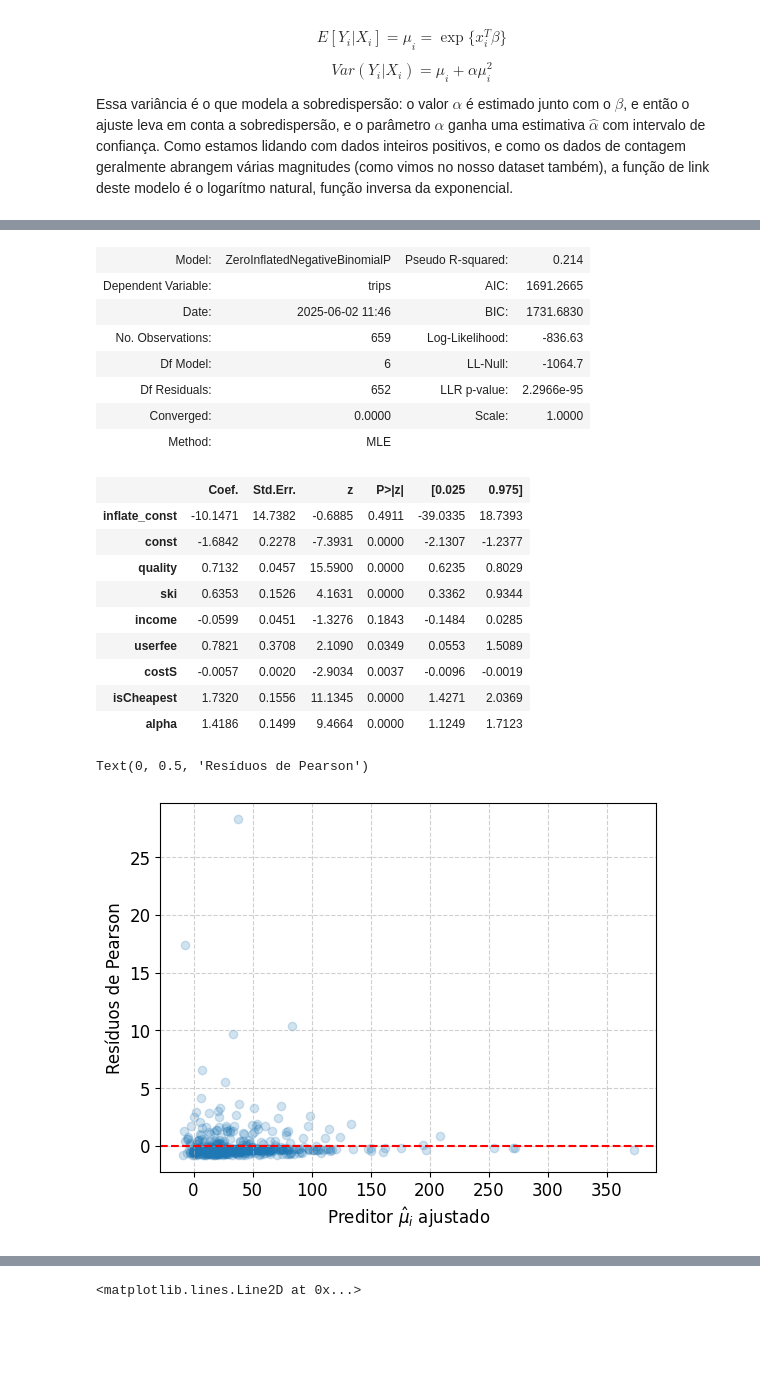
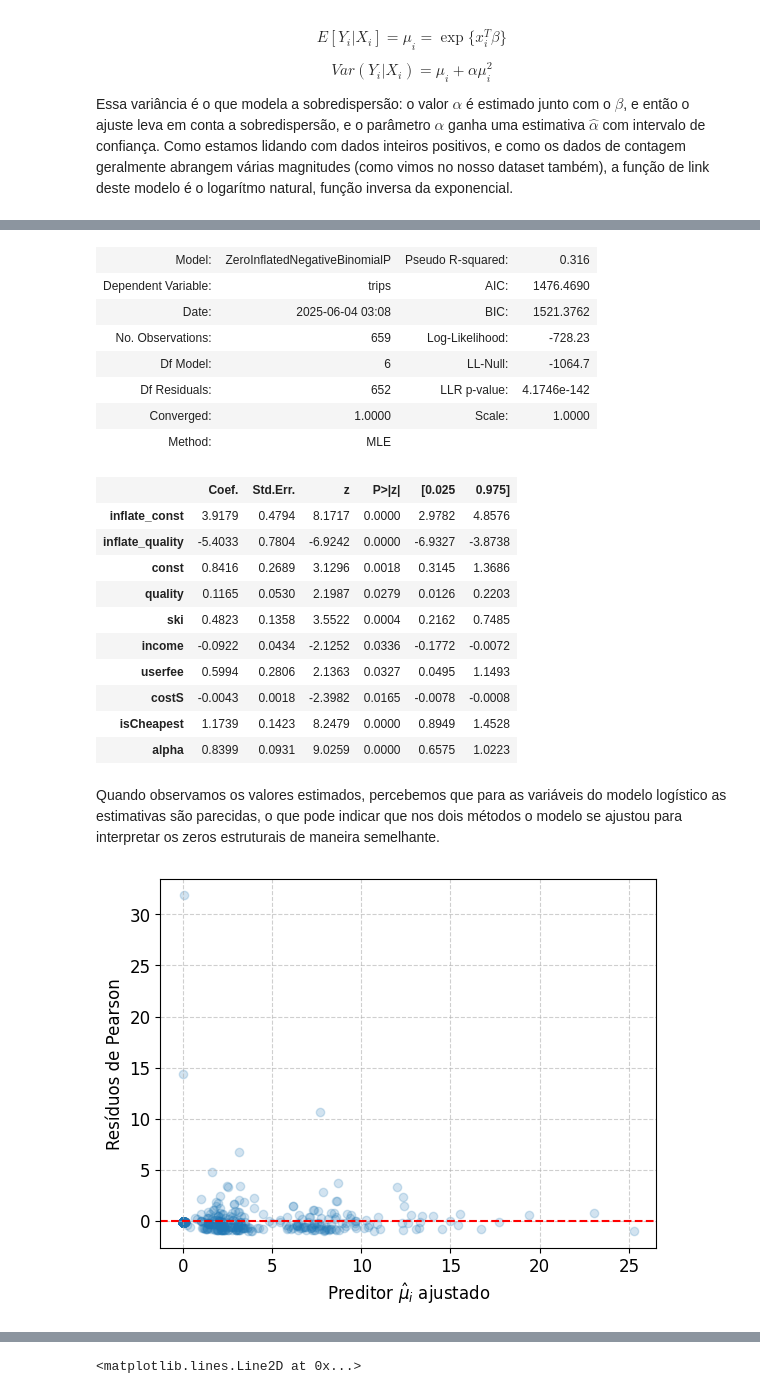
Before and after one commit to pedrotokar/statsmodeling-A2, a Jupyter notebook: A2.ipynb, the cells around one changed output, grey strips where cells are left out. Saved outputs shown, nothing was run; the diff lists cells and outputs as text; code cells hidden in the pictures; blank space fills up the shorter version.

```diff
--- a/A2.ipynb
+++ b/A2.ipynb
@@ -665,6 +729,7 @@ Esses são sintomas de que o modelo está predizendo valores abaixo dos que deve
 # %%
-modelo_zi = sm.ZeroInflatedPoisson(dependente, independentes_3)
-resultados_zi = modelo_zi.fit()
+independentes_infl = independentes_3[["const", "quality"]]
+modelo_zi = sm.ZeroInflatedPoisson(dependente, independentes_3, independentes_infl)
+resultados_zi = modelo_zi.fit(method = "powell") #Outros métodos não convergiram
 resultados_zi.summary()
 # %% [output]
 Optimization terminated successfully.
@@ -721,5 +793,5 @@ Text(0, 0.5, 'Resíduos de Pearson')
 # %%
-modelo_zinb = sm.ZeroInflatedNegativeBinomialP(dependente, independentes_3)
-resultados_zinb = modelo_zinb.fit()
+modelo_zinb = sm.ZeroInflatedNegativeBinomialP(dependente, independentes_3, independentes_infl)
+resultados_zinb = modelo_zinb.fit(method = "ncg") #Outros métodos não convergiram
 resultados_zinb.summary()
 # %% [output]
@@ -748,30 +823,32 @@ ZeroInflatedNegativeBinomialP Regression Results
 # %%
 resultados_zinb.summary2()
 # %% [output]
-| Model: | ZeroInflatedNegativeBinomialP | Pseudo R-squared: | 0.214 |
-| Dependent Variable: | trips | AIC: | 1691.2665 |
-| Date: | 2025-06-02 11:46 | BIC: | 1731.6830 |
-| No. Observations: | 659 | Log-Likelihood: | -836.63 |
+| Model: | ZeroInflatedNegativeBinomialP | Pseudo R-squared: | 0.316 |
+| Dependent Variable: | trips | AIC: | 1476.4690 |
+| Date: | 2025-06-04 03:08 | BIC: | 1521.3762 |
+| No. Observations: | 659 | Log-Likelihood: | -728.23 |
 | Df Model: | 6 | LL-Null: | -1064.7 |
-| Df Residuals: | 652 | LLR p-value: | 2.2966e-95 |
-| Converged: | 0.0000 | Scale: | 1.0000 |
+| Df Residuals: | 652 | LLR p-value: | 4.1746e-142 |
+| Converged: | 1.0000 | Scale: | 1.0000 |
 | Method: | MLE |  |  |
 |  | Coef. | Std.Err. | z | P>|z| | [0.025 | 0.975] |
-| inflate_const | -10.1471 | 14.7382 | -0.6885 | 0.4911 | -39.0335 | 18.7393 |
-| const | -1.6842 | 0.2278 | -7.3931 | 0.0000 | -2.1307 | -1.2377 |
-| quality | 0.7132 | 0.0457 | 15.5900 | 0.0000 | 0.6235 | 0.8029 |
-| ski | 0.6353 | 0.1526 | 4.1631 | 0.0000 | 0.3362 | 0.9344 |
-| income | -0.0599 | 0.0451 | -1.3276 | 0.1843 | -0.1484 | 0.0285 |
-| userfee | 0.7821 | 0.3708 | 2.1090 | 0.0349 | 0.0553 | 1.5089 |
-| costS | -0.0057 | 0.0020 | -2.9034 | 0.0037 | -0.0096 | -0.0019 |
-| isCheapest | 1.7320 | 0.1556 | 11.1345 | 0.0000 | 1.4271 | 2.0369 |
-| alpha | 1.4186 | 0.1499 | 9.4664 | 0.0000 | 1.1249 | 1.7123 |
+| inflate_const | 3.9179 | 0.4794 | 8.1717 | 0.0000 | 2.9782 | 4.8576 |
+| inflate_quality | -5.4033 | 0.7804 | -6.9242 | 0.0000 | -6.9327 | -3.8738 |
+| const | 0.8416 | 0.2689 | 3.1296 | 0.0018 | 0.3145 | 1.3686 |
+| quality | 0.1165 | 0.0530 | 2.1987 | 0.0279 | 0.0126 | 0.2203 |
+| ski | 0.4823 | 0.1358 | 3.5522 | 0.0004 | 0.2162 | 0.7485 |
+| income | -0.0922 | 0.0434 | -2.1252 | 0.0336 | -0.1772 | -0.0072 |
+| userfee | 0.5994 | 0.2806 | 2.1363 | 0.0327 | 0.0495 | 1.1493 |
+| costS | -0.0043 | 0.0018 | -2.3982 | 0.0165 | -0.0078 | -0.0008 |
+| isCheapest | 1.1739 | 0.1423 | 8.2479 | 0.0000 | 0.8949 | 1.4528 |
+| alpha | 0.8399 | 0.0931 | 9.0259 | 0.0000 | 0.6575 | 1.0223 |
+# %% [markdown]
+Quando observamos os valores estimados, percebemos que para as variáveis do modelo logístico as estimativas são parecidas, o que pode indicar que nos dois métodos o modelo se ajustou para interpretar os zeros estruturais de maneira semelhante.
 # %%
-plt.scatter(resultados_zinb.fittedvalues, resultados_zinb.resid_pearson, alpha = 0.2)
+plt.scatter(resultados_zinb.predict(), resultados_zinb.resid_pearson, alpha = 0.2)
 plt.axhline(y = 0, color = 'r', linestyle = '--')
 plt.grid(True, linestyle = "--", alpha = 0.6)
 plt.xlabel("Preditor $\\hat \\mu_i$ ajustado")
-plt.ylabel("Resíduos de Pearson")
+plt.ylabel("Resíduos de Pearson");
 # %% [output]
-Text(0, 0.5, 'Resíduos de Pearson')
-[figure, old version]
+[figure, new version]
```
Also changed, not shown: parts of 34 cells of this notebook, 42 other files.
